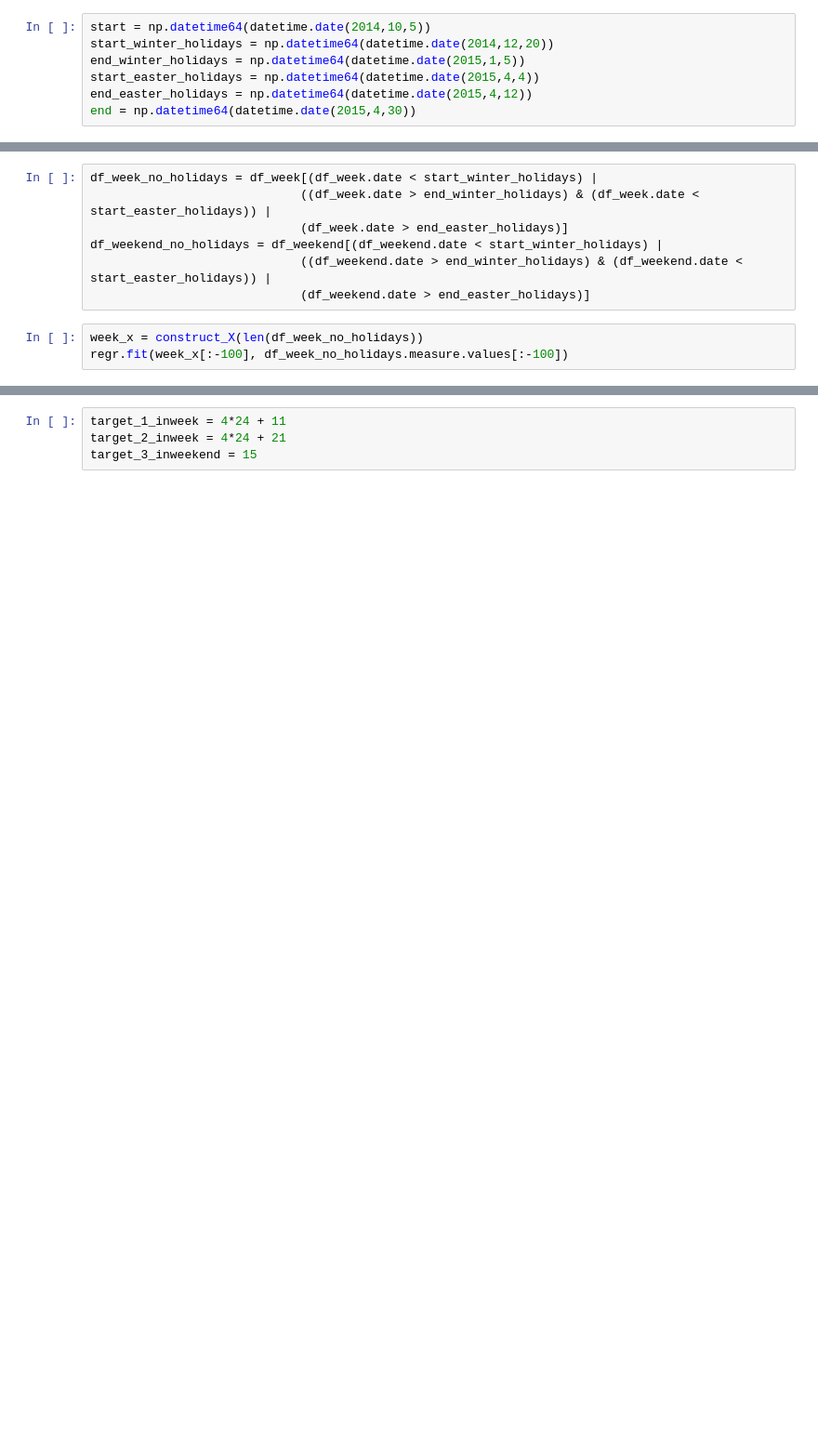
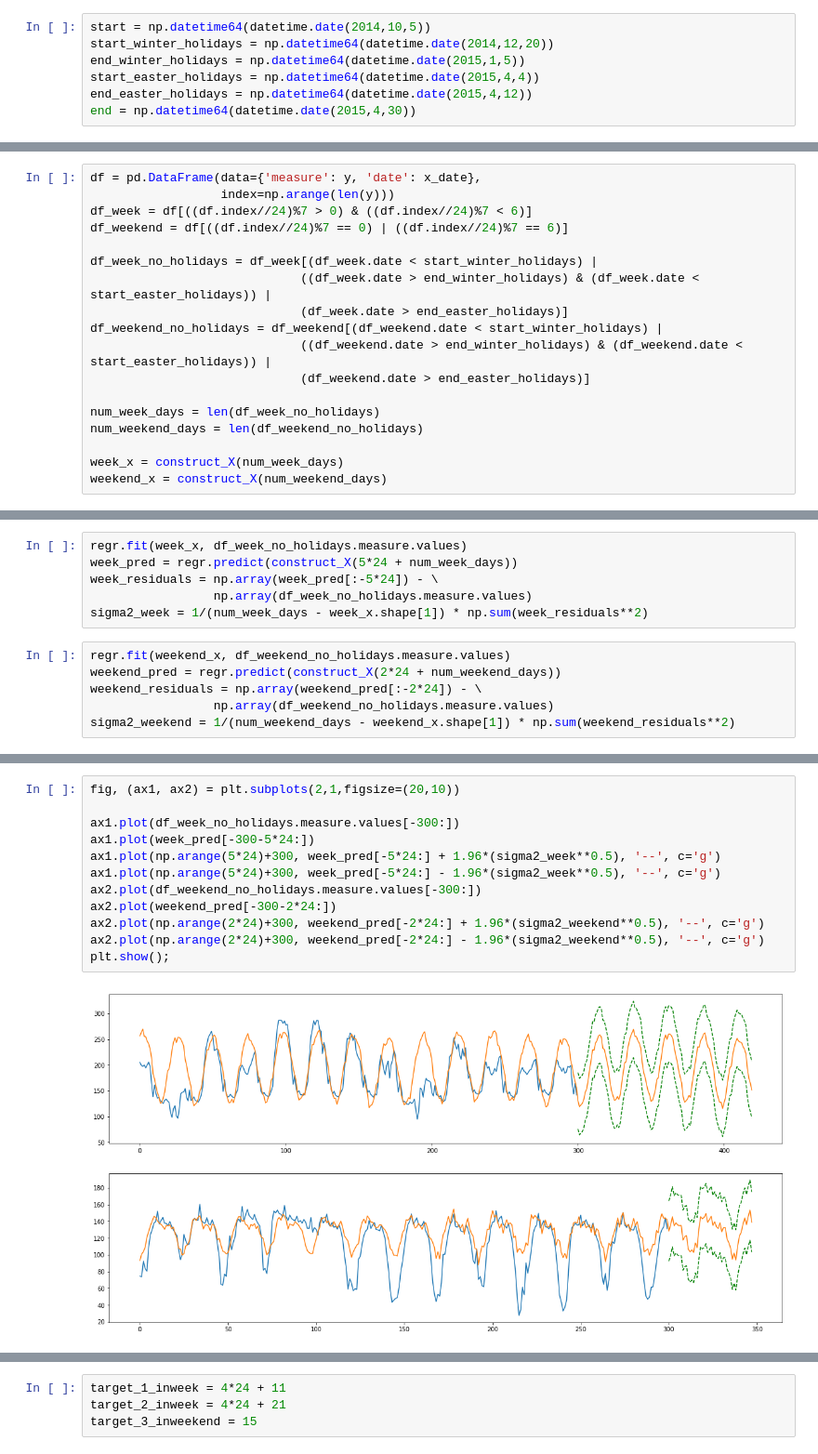
Before and after one commit to Battleman/perfeval, a Jupyter notebook: Lab4/Lab4.ipynb, the cells around one changed output, grey strips where cells are left out. Shown at 93% size. Saved outputs shown, nothing was run; the diff lists cells and outputs as text; blank space fills up the shorter version.

```diff
--- a/Lab4/Lab4.ipynb
+++ b/Lab4/Lab4.ipynb
@@ -189,10 +190,18 @@ df_weekend = df[((df.index//24)%7 == 1) & ((df.index//24)%7 == 6)]
 # %%
+df = pd.DataFrame(data={'measure': y, 'date': x_date},
+                  index=np.arange(len(y)))
+df_week = df[((df.index//24)%7 > 0) & ((df.index//24)%7 < 6)]
+df_weekend = df[((df.index//24)%7 == 0) | ((df.index//24)%7 == 6)]
+
 df_week_no_holidays = df_week[(df_week.date < start_winter_holidays) |
                              ((df_week.date > end_winter_holidays) & (df_week.date < start_easter_holidays)) |
                              (df_week.date > end_easter_holidays)]
 df_weekend_no_holidays = df_weekend[(df_weekend.date < start_winter_holidays) |
                              ((df_weekend.date > end_winter_holidays) & (df_weekend.date < start_easter_holidays)) |
                              (df_weekend.date > end_easter_holidays)]
+
+num_week_days = len(df_week_no_holidays)
+num_weekend_days = len(df_weekend_no_holidays)
+
+week_x = construct_X(num_week_days)
+weekend_x = construct_X(num_weekend_days)
-# %%
-week_x = construct_X(len(df_week_no_holidays))
-regr.fit(week_x[:-100], df_week_no_holidays.measure.values[:-100])
@@ -210,0 +210,12 @@ plt.plot(week_pred[-500-5*24:])
+# %%
+regr.fit(week_x, df_week_no_holidays.measure.values)
+week_pred = regr.predict(construct_X(5*24 + num_week_days))
+week_residuals = np.array(week_pred[:-5*24]) - \
+                 np.array(df_week_no_holidays.measure.values)
+sigma2_week = 1/(num_week_days - week_x.shape[1]) * np.sum(week_residuals**2)
+# %%
+regr.fit(weekend_x, df_weekend_no_holidays.measure.values)
+weekend_pred = regr.predict(construct_X(2*24 + num_weekend_days))
+weekend_residuals = np.array(weekend_pred[:-2*24]) - \
+                 np.array(df_weekend_no_holidays.measure.values)
+sigma2_weekend = 1/(num_weekend_days - weekend_x.shape[1]) * np.sum(weekend_residuals**2)
@@ -210,0 +224,14 @@ plt.plot(week_pred[-500-5*24:])
+# %%
+fig, (ax1, ax2) = plt.subplots(2,1,figsize=(20,10))
+
+ax1.plot(df_week_no_holidays.measure.values[-300:])
+ax1.plot(week_pred[-300-5*24:])
+ax1.plot(np.arange(5*24)+300, week_pred[-5*24:] + 1.96*(sigma2_week**0.5), '--', c='g')
+ax1.plot(np.arange(5*24)+300, week_pred[-5*24:] - 1.96*(sigma2_week**0.5), '--', c='g')
+ax2.plot(df_weekend_no_holidays.measure.values[-300:])
+ax2.plot(weekend_pred[-300-2*24:])
+ax2.plot(np.arange(2*24)+300, weekend_pred[-2*24:] + 1.96*(sigma2_weekend**0.5), '--', c='g')
+ax2.plot(np.arange(2*24)+300, weekend_pred[-2*24:] - 1.96*(sigma2_weekend**0.5), '--', c='g')
+plt.show();
+# %% [output]
+[figure, added]
```
Also changed, not shown: parts of 20 cells of this notebook, 2 other files.
